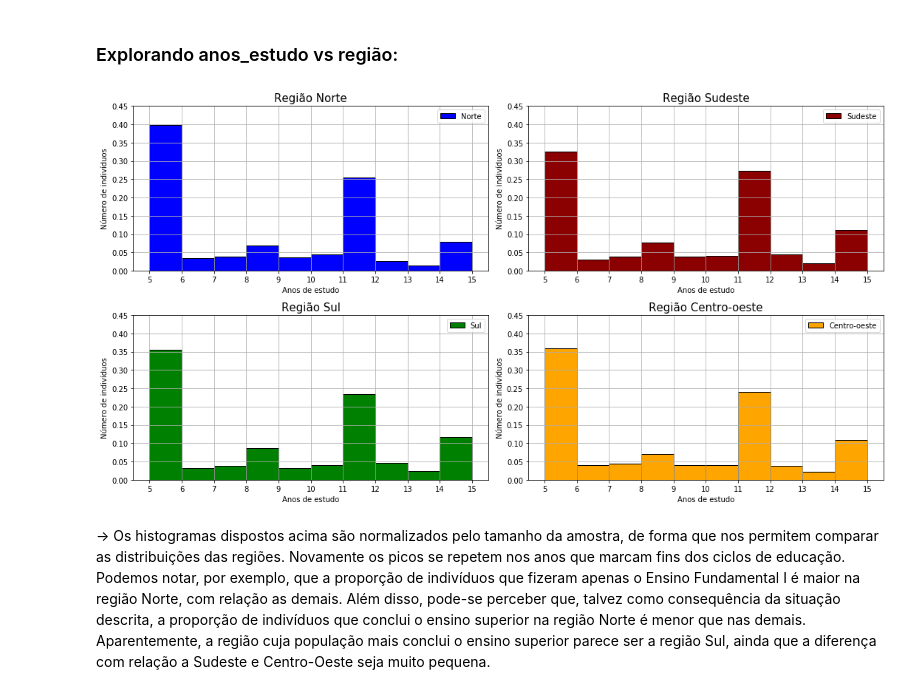
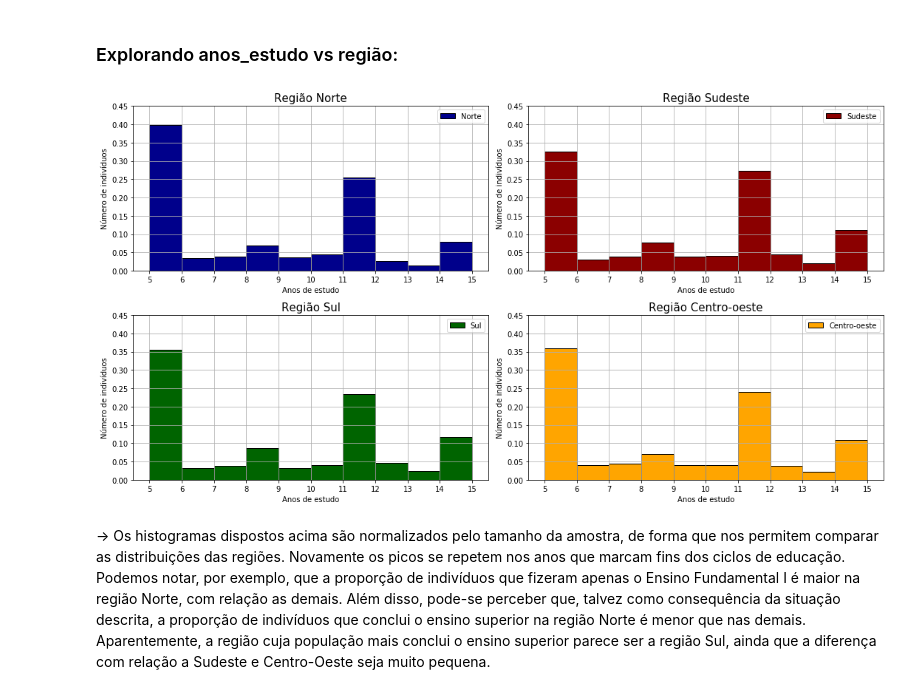
Before and after one commit to mrnascimento/Statistical-Analysis-IBGE-Data, a Jupyter notebook: Analysis_pt.ipynb, the cells around one changed output. Saved outputs shown, nothing was run; the diff lists cells and outputs as text; code cells hidden in the pictures.

```diff
--- a/Analysis_pt.ipynb
+++ b/Analysis_pt.ipynb
@@ -126,24 +131,27 @@ df = df.loc[df['regiao']!='nordeste']
 ### Explorando anos_estudo vs região:
 # %%
 regioes = iter(df.regiao.unique())
-colors = iter(['blue', 'darkred', 'green', 'orange'])
-fig, axs = plt.subplots(2,2, figsize=(15,8))
+colors = iter(['darkblue', 'darkred', 'darkgreen', 'orange'])
+
+fig, axs = plt.subplots(2, 2, figsize=(15, 8))
 
 for ax in axs.flat:
     regiao = next(regioes)
     color_ = next(colors)
-    ax.hist(df.loc[df['regiao']==regiao, 'anos_estudo'], bins = 10, ec='black', density=True, color=color_)
+
+    ax.hist(df.loc[df['regiao'] == regiao, 'anos_estudo'],
+            bins=10, ec='black', density=True, color=color_)
     ax.grid()
-    ax.set_xticks(range(5,16))
-    ax.set_ylim(0,0.45)
+    ax.set_xticks(range(5, 16))
+    ax.set_ylim(0, 0.45)
     ax.set_title('Região '+regiao.capitalize(), fontsize='15')
     ax.set_ylabel('Número de indivíduos')
     ax.set_xlabel('Anos de estudo')
     ax.legend([regiao.capitalize()])
 
 plt.tight_layout()
 plt.show()
 # %% [output]
-[figure, old version]
+[figure, new version]
 # %% [markdown]
 &rarr; Os histogramas dispostos acima são normalizados pelo tamanho da amostra, de forma que nos permitem comparar as distribuições das regiões. Novamente os picos se repetem nos anos que marcam fins dos ciclos de educação. Podemos notar, por exemplo, que a proporção de indivíduos que fizeram apenas o Ensino Fundamental I é maior na região Norte, com relação as demais. Além disso, pode-se perceber que, talvez como consequência da situação descrita, a proporção de indivíduos que conclui o ensino superior na região Norte é menor que nas demais. Aparentemente, a região cuja população mais conclui o ensino superior parece ser a região Sul, ainda que a diferença com relação a Sudeste e Centro-Oeste seja muito pequena.
```
Also changed, not shown: parts of 8 cells of this notebook.
